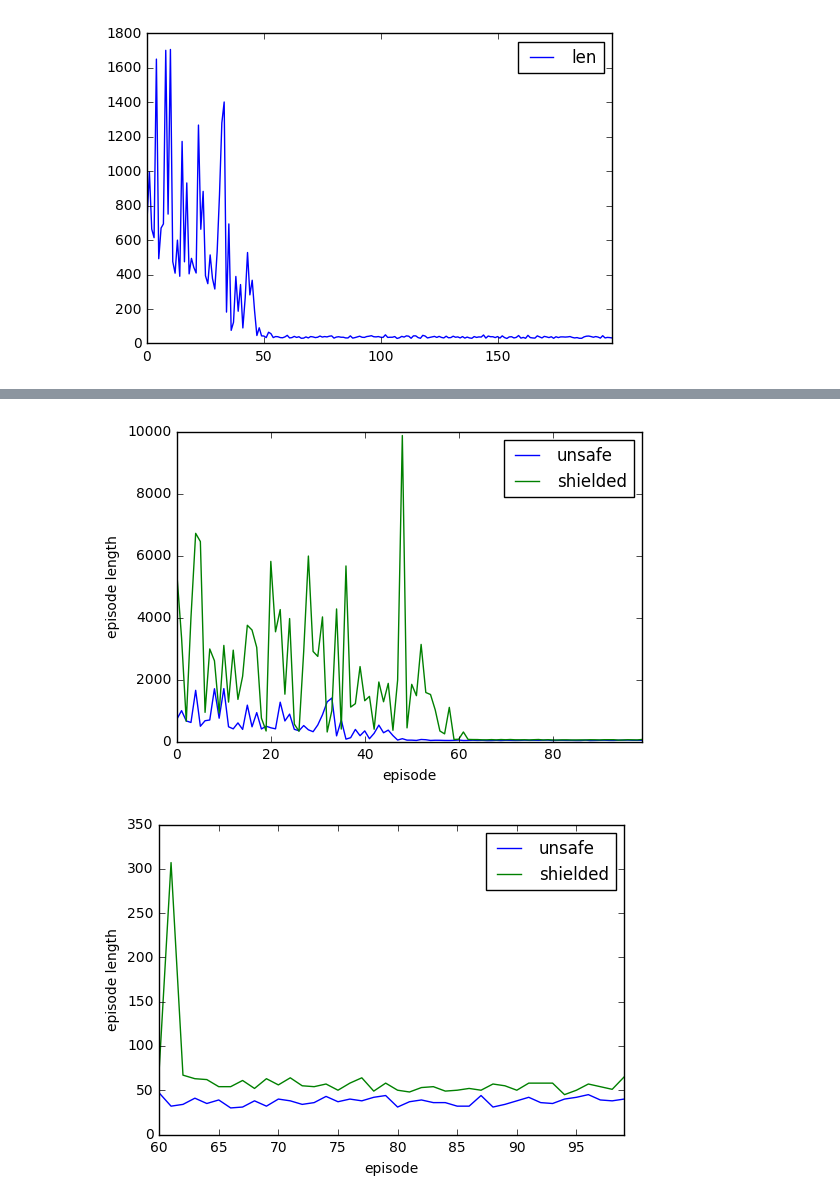
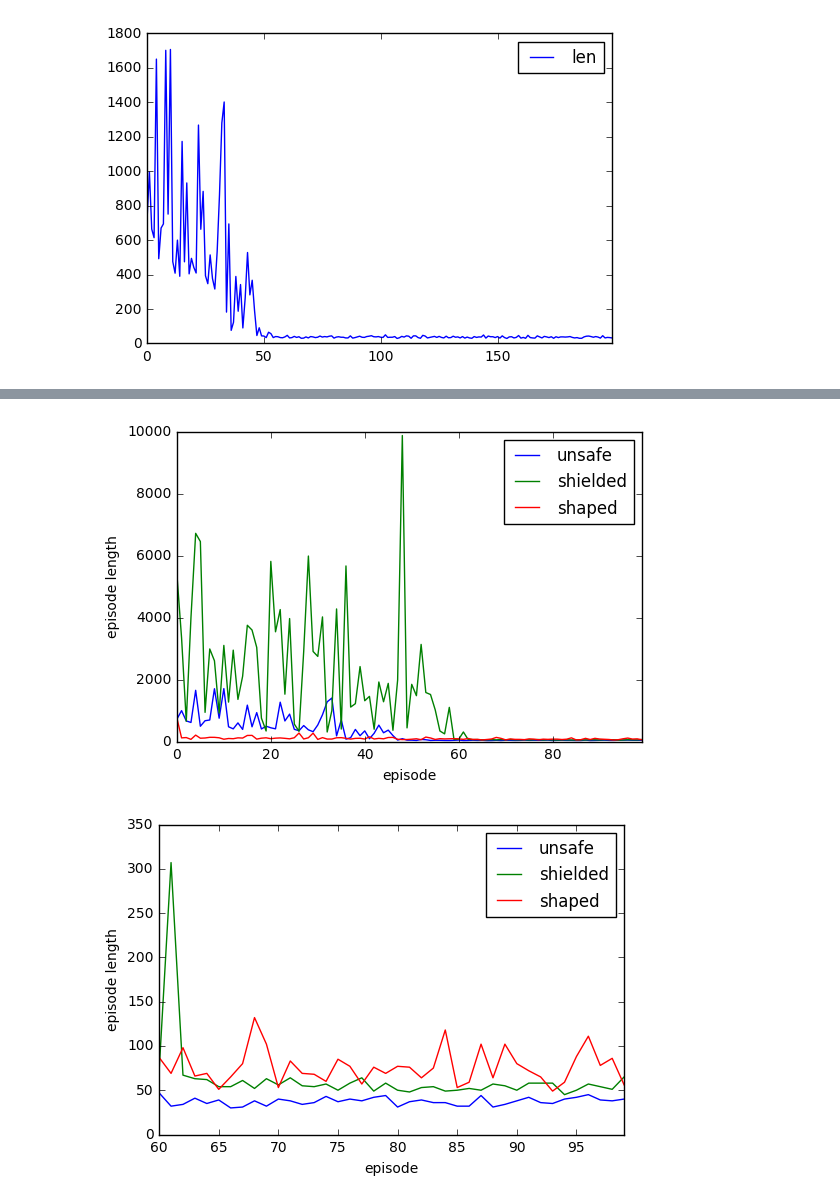
Before and after one commit to skmalviya/safe-rl-shielding, a Jupyter notebook: envs/grid_world/results/Analysis.ipynb, the cells around one changed output, grey strips where cells are left out. Cells and saved outputs as stored; diff of their text form; code cells hidden in the pictures.

```diff
--- a/envs/grid_world/results/Analysis.ipynb
+++ b/envs/grid_world/results/Analysis.ipynb
@@ -5,7 +5,7 @@ import pandas as pd
 
 UNSHIELDED = 'unshielded_reset'
 EXACT = 'exact_reset'
-EXACT_SHAPED = 'shaped_reset'
+EXACT_SHAPED = 'exact_reset_shaped'
 
 REWARDS_FILE = 'avg_reward.data'
 EPLEN_FILE = 'episodelen.data'
@@ -14,6 +14,7 @@ names=['len',]
 
 unshielded = pd.read_csv(UNSHIELDED + '_' + EPLEN_FILE, names=names)
 exact = pd.read_csv(EXACT + '_' + EPLEN_FILE, names=names)
+shaped = pd.read_csv(EXACT_SHAPED + '_' + EPLEN_FILE, names=names)
 # %%
 exact[:200].plot()
 plt.show()
@@ -27,19 +33,27 @@ plt.show()
 # %%
-data = unshielded.merge(exact, how='outer', left_index=True, right_index=True, suffixes=('_u', '_s'))
+data = unshielded.merge(exact,
+                        how='outer',
+                        left_index=True,
+                        right_index=True,
+                        suffixes=('_u', '_s'))
 data = data.rename(columns={'len_u': 'unsafe', 'len_s': 'shielded'})
+data = data.merge(shaped,
+                 how='outer',
+                 left_index=True,
+                 right_index=True).rename(columns={'len': 'shaped'})
 data[:100].plot()
 plt.xlabel('episode')
 plt.ylabel('episode length')
 plt.show()
 # %% [output]
-[figure, old version]
+[figure, new version]
 # %%
 data[60:100].plot()
 plt.xlabel('episode')
 plt.ylabel('episode length')
 plt.show()
 # %% [output]
-[figure, old version]
+[figure, new version]
 # %%
 data[:100].plot(logy=True)
 plt.xlabel('episode')
```
Also changed, not shown: parts of 2 cells of this notebook, 4 other files.
